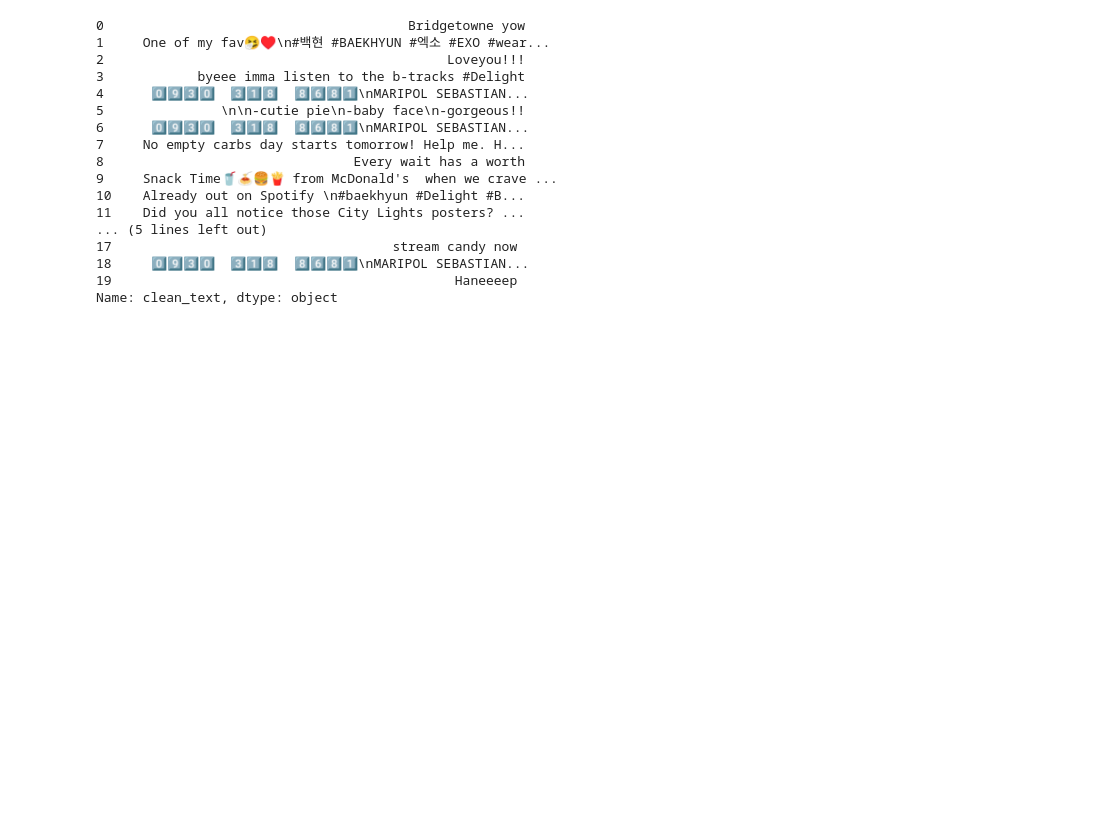
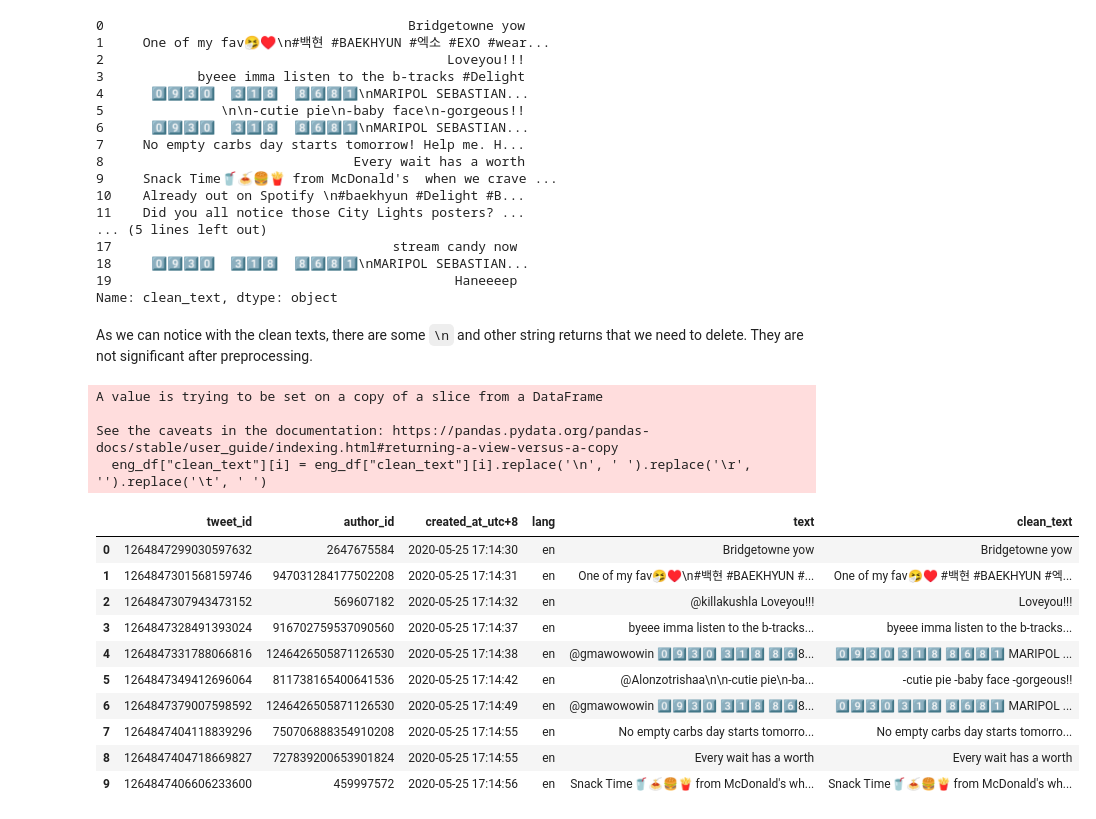
Before and after one commit to NiloJaticoII/INTRNLP-Sentiment-Tweet, a Jupyter notebook: Model_2.ipynb, the cells around one changed output. Cells and saved outputs as stored; diff of their text form; code cells hidden in the pictures; blank space fills up the shorter version.

Commit message:
Improved preprocessing and added VADER.

```diff
--- a/Model_2.ipynb
+++ b/Model_2.ipynb
@@ -142,3 +160,25 @@ eng_df["clean_text"].head(20)
 18     0⃣9⃣3⃣0⃣  3⃣1⃣8⃣  8⃣6⃣8⃣1⃣\nMARIPOL SEBASTIAN...
 19                                            Haneeeep
 Name: clean_text, dtype: object
+# %% [markdown]
+As we can notice with the clean texts, there are some `\n` and other string returns that we need to delete. They are not significant after preprocessing.
+# %%
+for i in range(len(eng_df["clean_text"])):
+    eng_df["clean_text"][i] = eng_df["clean_text"][i].replace('\n', ' ').replace('\r', '').replace('\t', ' ')
+eng_df.head(10)
+# %% [output]
+A value is trying to be set on a copy of a slice from a DataFrame
+
+See the caveats in the documentation: https://pandas.pydata.org/pandas-docs/stable/user_guide/indexing.html#returning-a-view-versus-a-copy
+  eng_df["clean_text"][i] = eng_df["clean_text"][i].replace('\n', ' ').replace('\r', '').replace('\t', ' ')
+|  | tweet_id | author_id | created_at_utc+8 | lang | text | clean_text |
+| 0 | 1264847299030597632 | 2647675584 | 2020-05-25 17:14:30 | en | Bridgetowne yow | Bridgetowne yow |
+| 1 | 1264847301568159746 | 947031284177502208 | 2020-05-25 17:14:31 | en | One of my fav🤧♥️\n#백현 #BAEKHYUN #... | One of my fav🤧♥️ #백현 #BAEKHYUN #엑... |
+| 2 | 1264847307943473152 | 569607182 | 2020-05-25 17:14:32 | en | @killakushla Loveyou!!! | Loveyou!!! |
+| 3 | 1264847328491393024 | 916702759537090560 | 2020-05-25 17:14:37 | en | byeee imma listen to the b-tracks... | byeee imma listen to the b-tracks... |
+| 4 | 1264847331788066816 | 1246426505871126530 | 2020-05-25 17:14:38 | en | @gmawowowin 0⃣9⃣3⃣0⃣ 3⃣1⃣8⃣ 8⃣6⃣8... | 0⃣9⃣3⃣0⃣ 3⃣1⃣8⃣ 8⃣6⃣8⃣1⃣ MARIPOL ... |
+| 5 | 1264847349412696064 | 811738165400641536 | 2020-05-25 17:14:42 | en | @Alonzotrishaa\n\n-cutie pie\n-ba... | -cutie pie -baby face -gorgeous!! |
+| 6 | 1264847379007598592 | 1246426505871126530 | 2020-05-25 17:14:49 | en | @gmawowowin 0⃣9⃣3⃣0⃣ 3⃣1⃣8⃣ 8⃣6⃣8... | 0⃣9⃣3⃣0⃣ 3⃣1⃣8⃣ 8⃣6⃣8⃣1⃣ MARIPOL ... |
+| 7 | 1264847404118839296 | 750706888354910208 | 2020-05-25 17:14:55 | en | No empty carbs day starts tomorro... | No empty carbs day starts tomorro... |
+| 8 | 1264847404718669827 | 727839200653901824 | 2020-05-25 17:14:55 | en | Every wait has a worth | Every wait has a worth |
+| 9 | 1264847406606233600 | 459997572 | 2020-05-25 17:14:56 | en | Snack Time🥤🍝🍔🍟 from McDonald's wh... | Snack Time🥤🍝🍔🍟 from McDonald's wh... |
```
Also changed, not shown: parts of 14 cells of this notebook.
